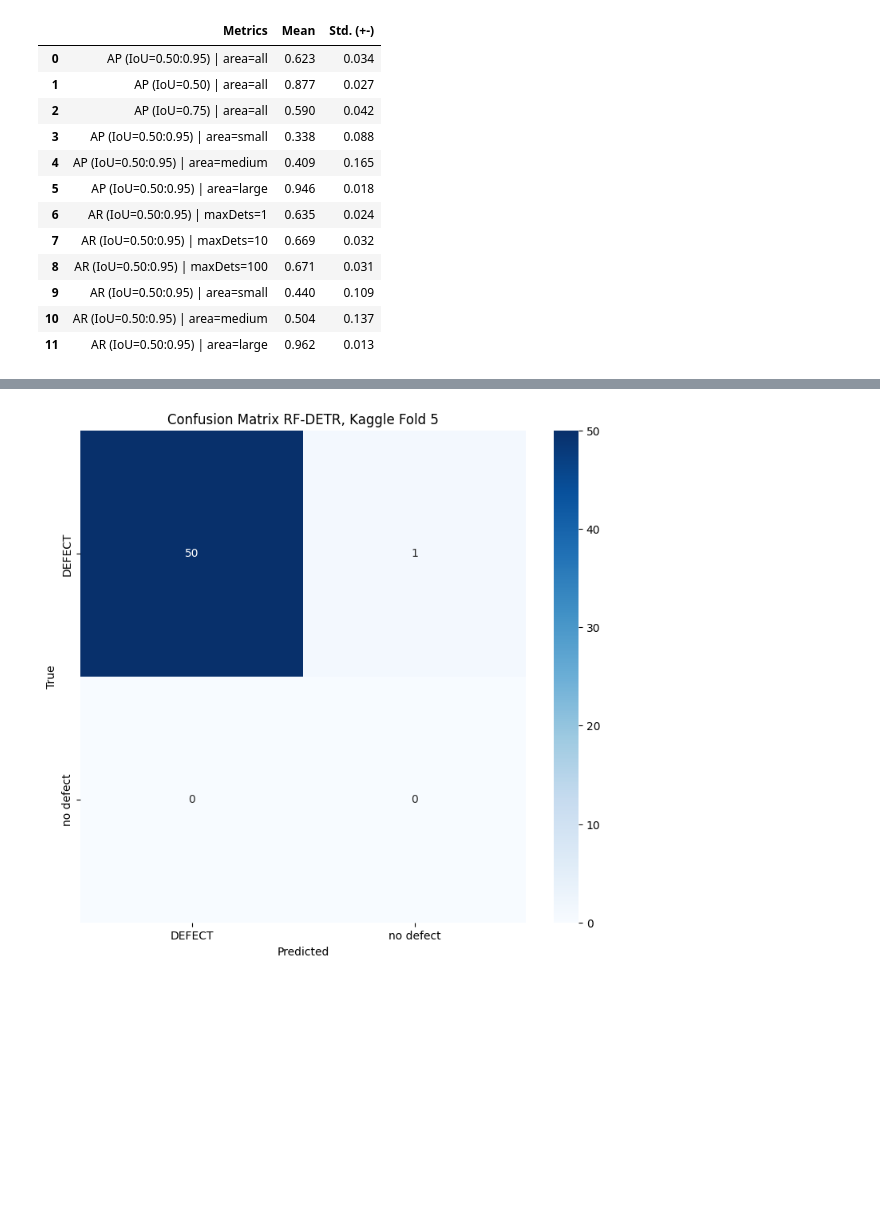
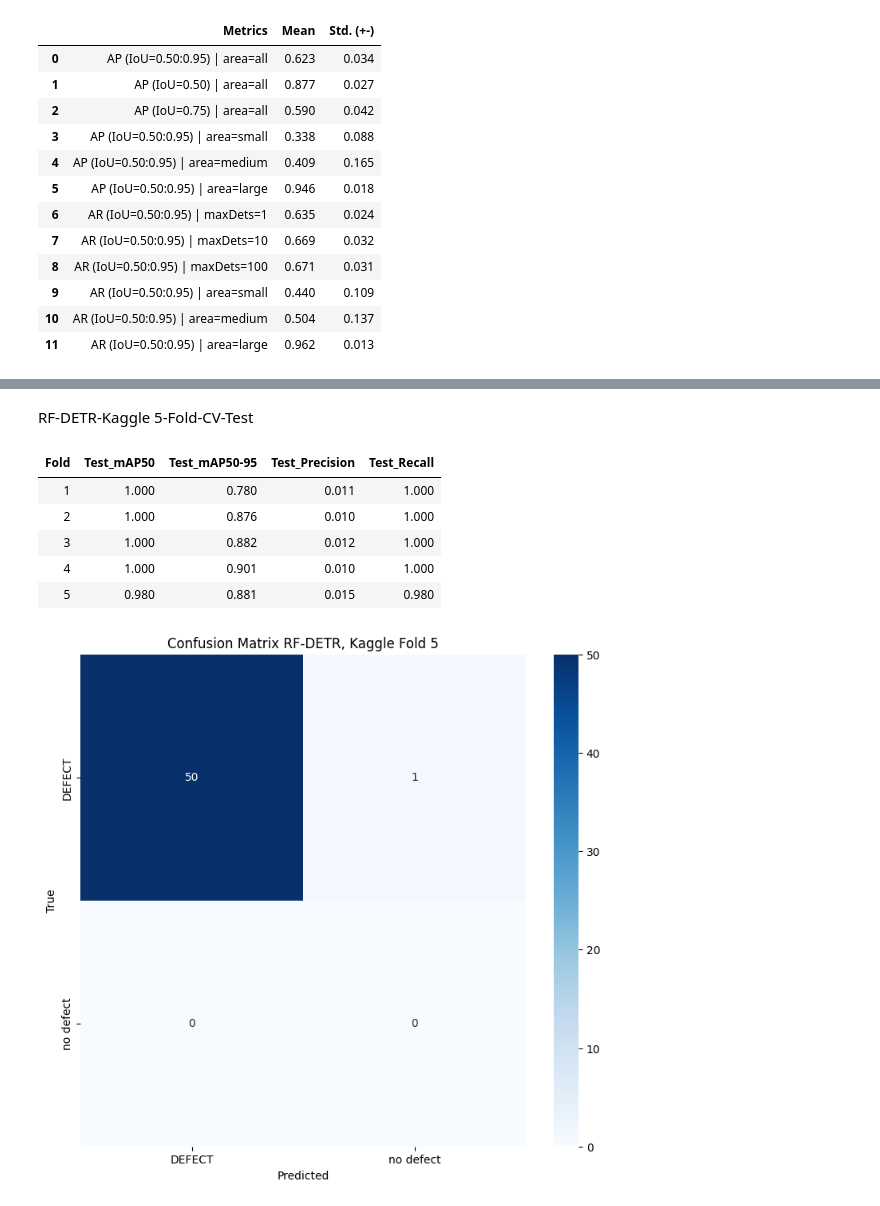
Before and after one commit to kekslol24/Glass-Defect-Detection-Evaluating-Object-Detection-Models, a Jupyter notebook: #Deployment/Code/resultsplotting.ipynb, the cells around one changed output, grey strips where cells are left out. Cells and saved outputs as stored; diff of their text form; code cells hidden in the pictures; blank space fills up the shorter version.

```diff
--- a/#Deployment/Code/resultsplotting.ipynb
+++ b/#Deployment/Code/resultsplotting.ipynb
@@ -472,3 +506,32 @@ RF-DETR-Kaggle 5-Fold-CV
+# %% [markdown]
+RF-DETR-Kaggle 5-Fold-CV-Test
+# %%
+import pandas as pd
+
+
+data_test = {
+    'Fold': [1, 2, 3, 4, 5],
+    'Test_mAP50': [1.000000, 1.000000, 1.000000, 1.000000, 0.980198],
+    'Test_mAP50-95': [0.779784, 0.875775, 0.882412, 0.901283, 0.881281],
+    'Test_Precision': [0.011035, 0.009760, 0.011751, 0.010036, 0.014676],
+    'Test_Recall': [1.000000, 1.000000, 1.000000, 1.000000, 0.980392]
+}
+
+df_test = pd.DataFrame(data_test)
+
+df_test = df_test[['Fold', 'Test_mAP50', 'Test_mAP50-95', 'Test_Precision', 'Test_Recall']].copy()
+
+
+num_cols_test = [col for col in df_test if col != "Fold"]
+
+df_test.style.format("{:.3f}", subset=num_cols_test).hide(axis="index")
+# %% [output]
+| Fold | Test_mAP50 | Test_mAP50-95 | Test_Precision | Test_Recall |
+| 1 | 1.000 | 0.780 | 0.011 | 1.000 |
+| 2 | 1.000 | 0.876 | 0.010 | 1.000 |
+| 3 | 1.000 | 0.882 | 0.012 | 1.000 |
+| 4 | 1.000 | 0.901 | 0.010 | 1.000 |
+| 5 | 0.980 | 0.881 | 0.015 | 0.980 |
 # %%
 import numpy as np
 import pandas as pd
```
Also changed, not shown: parts of 2 cells of this notebook.
